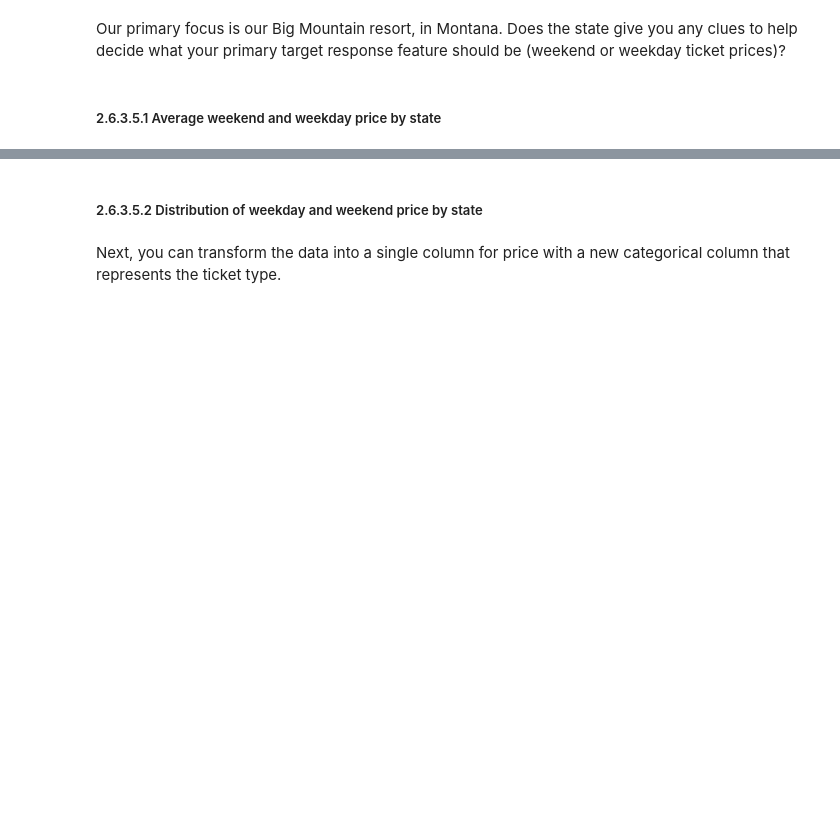
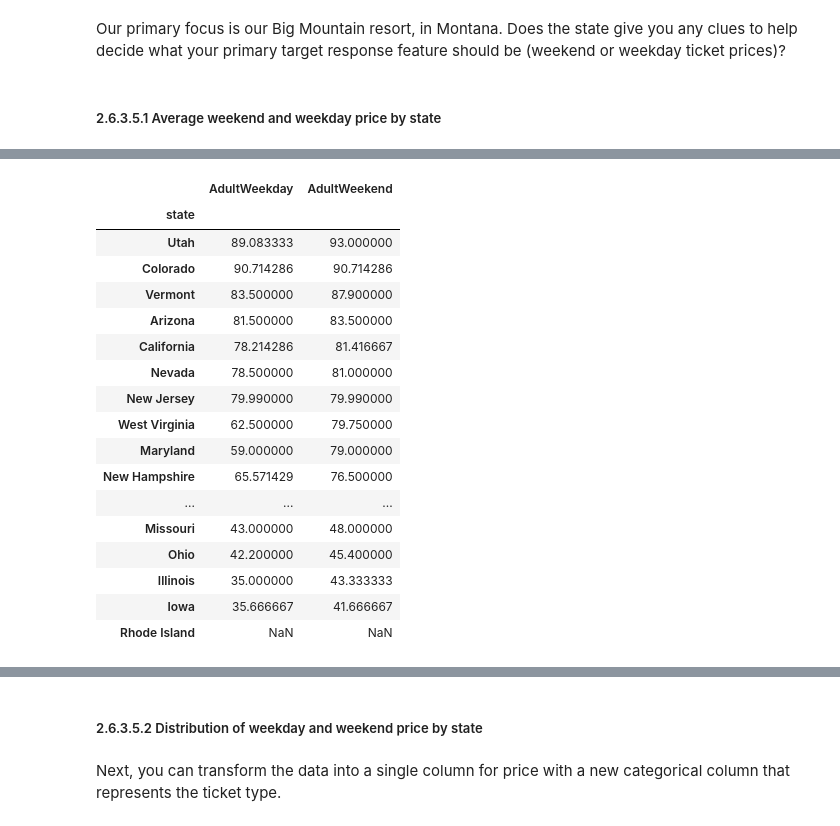
Before and after one commit to byongrakkim/DataScienceGuidedCapstone, a Jupyter notebook: Notebooks/02_data_wrangling.ipynb, the cells around one changed output, grey strips where cells are left out. Drawn from its saved outputs; the diff is of its cells as text; code cells hidden in the pictures; blank space fills up the shorter version.

```diff
--- a/Notebooks/02_data_wrangling.ipynb
+++ b/Notebooks/02_data_wrangling.ipynb
@@ -411,3 +421,24 @@ state_price_means.head()
+# %%
+state_price_means.sort_values(by=['AdultWeekend'], ascending=False)
+# %% [output]
+|  | AdultWeekday | AdultWeekend |
+| state |  |  |
+| Utah | 89.083333 | 93.000000 |
+| Colorado | 90.714286 | 90.714286 |
+| Vermont | 83.500000 | 87.900000 |
+| Arizona | 81.500000 | 83.500000 |
+| California | 78.214286 | 81.416667 |
+| Nevada | 78.500000 | 81.000000 |
+| New Jersey | 79.990000 | 79.990000 |
+| West Virginia | 62.500000 | 79.750000 |
+| Maryland | 59.000000 | 79.000000 |
+| New Hampshire | 65.571429 | 76.500000 |
+| ... | ... | ... |
+| Missouri | 43.000000 | 48.000000 |
+| Ohio | 42.200000 | 45.400000 |
+| Illinois | 35.000000 | 43.333333 |
+| Iowa | 35.666667 | 41.666667 |
+| Rhode Island | NaN | NaN |
 # %%
 # The next bit simply reorders the index by increasing average of weekday and weekend prices
 # Compare the index order you get from
```
Also changed, not shown: parts of 6 cells of this notebook.
